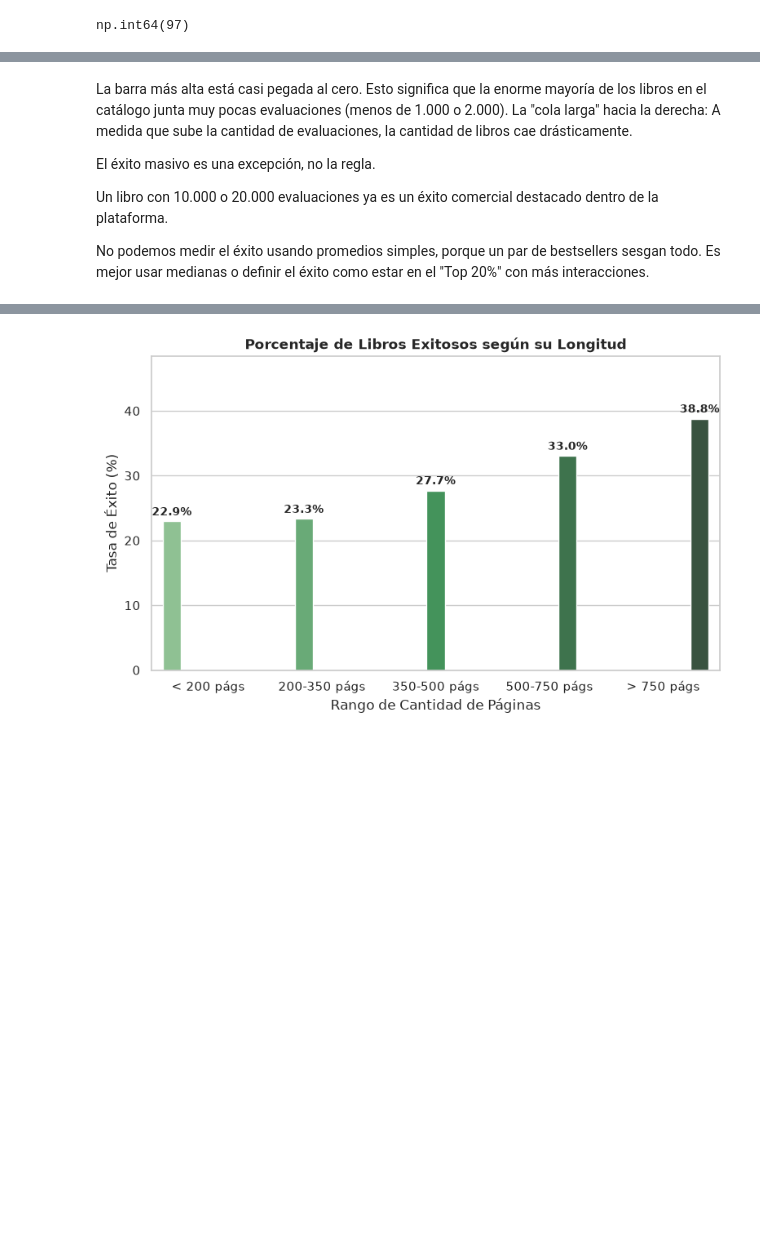
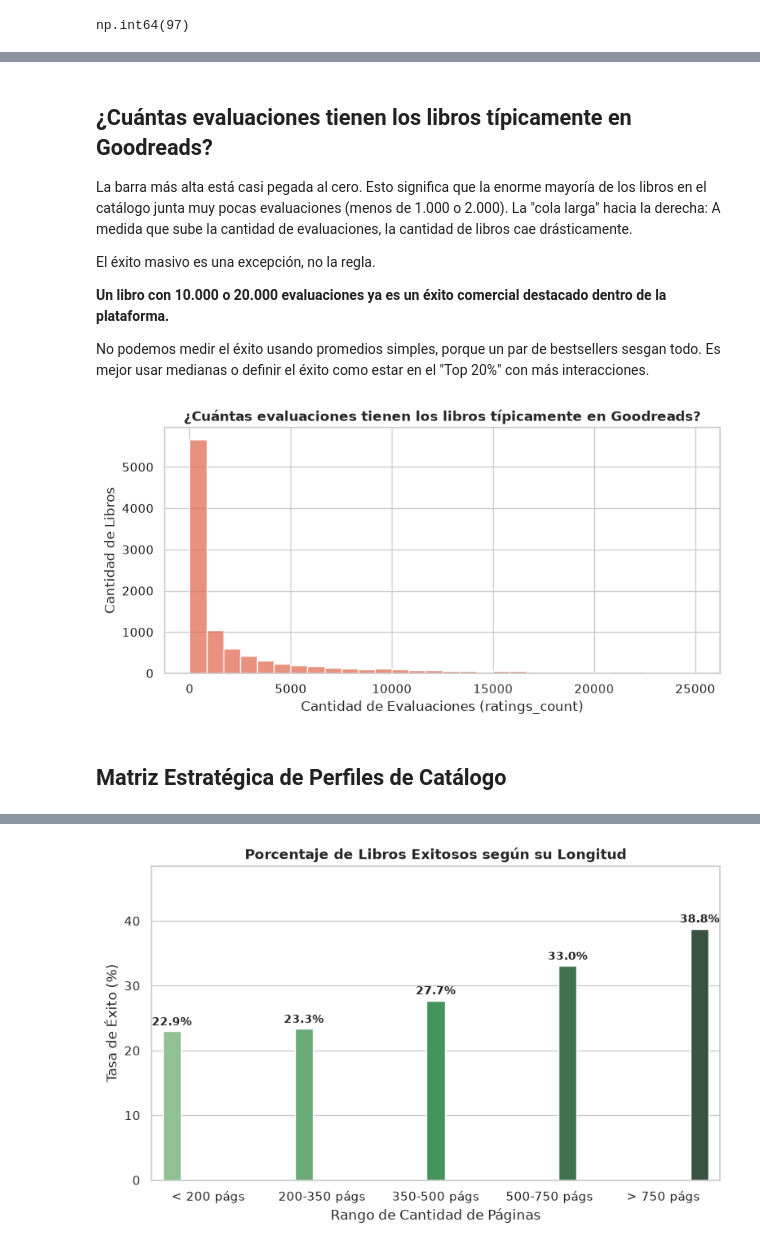
Before and after one commit to danischulday/ProyectoFinal-DataAnalysisconPython, a Jupyter notebook: notebook.ipynb, the cells around one changed output, grey strips where cells are left out. Cells and saved outputs as stored; diff of their text form; code cells hidden in the pictures; blank space fills up the shorter version.

```diff
--- a/notebook.ipynb
+++ b/notebook.ipynb
@@ -94,12 +137,32 @@ plt.show()
 # %% [markdown]
+## ¿Cuántas evaluaciones tienen los libros típicamente en Goodreads?
+
 La barra más alta está casi pegada al cero. Esto significa que la enorme mayoría de los libros en el catálogo junta muy pocas evaluaciones (menos de 1.000 o 2.000).
 La "cola larga" hacia la derecha: A medida que sube la cantidad de evaluaciones, la cantidad de libros cae drásticamente.
 
 El éxito masivo es una excepción, no la regla.
 
-Un libro con 10.000 o 20.000 evaluaciones ya es un éxito comercial destacado dentro de la plataforma.
+**Un libro con 10.000 o 20.000 evaluaciones ya es un éxito comercial destacado dentro de la plataforma.**
 
 No podemos medir el éxito usando promedios simples, porque un par de bestsellers sesgan todo. Es mejor usar medianas o definir el éxito como estar en el "Top 20%" con más interacciones.
+# %%
+plt.figure(figsize=(9, 4))
+
+# Filtramos solo hasta el percentil 90 para ver el comportamiento "normal"
+# sin que los mega-bestsellers distorsionen la imagen
+limite_90 = df_limpio['ratings_count'].quantile(0.90)
+df_normales = df_limpio[df_limpio['ratings_count'] <= limite_90]
+
+sns.histplot(df_normales['ratings_count'], bins=30, color='#e06d53')
+
+plt.title('¿Cuántas evaluaciones tienen los libros típicamente en Goodreads?', fontsize=12, fontweight='bold')
+plt.xlabel('Cantidad de Evaluaciones (ratings_count)')
+plt.ylabel('Cantidad de Libros')
+plt.show()
+# %% [output]
+[figure, new version]
+# %% [markdown]
+## Matriz Estratégica de Perfiles de Catálogo
 # %%
 
 # 1. PREPARACIÓN DE DATOS Y UMBRALES
```
Also changed, not shown: parts of 20 cells of this notebook.
